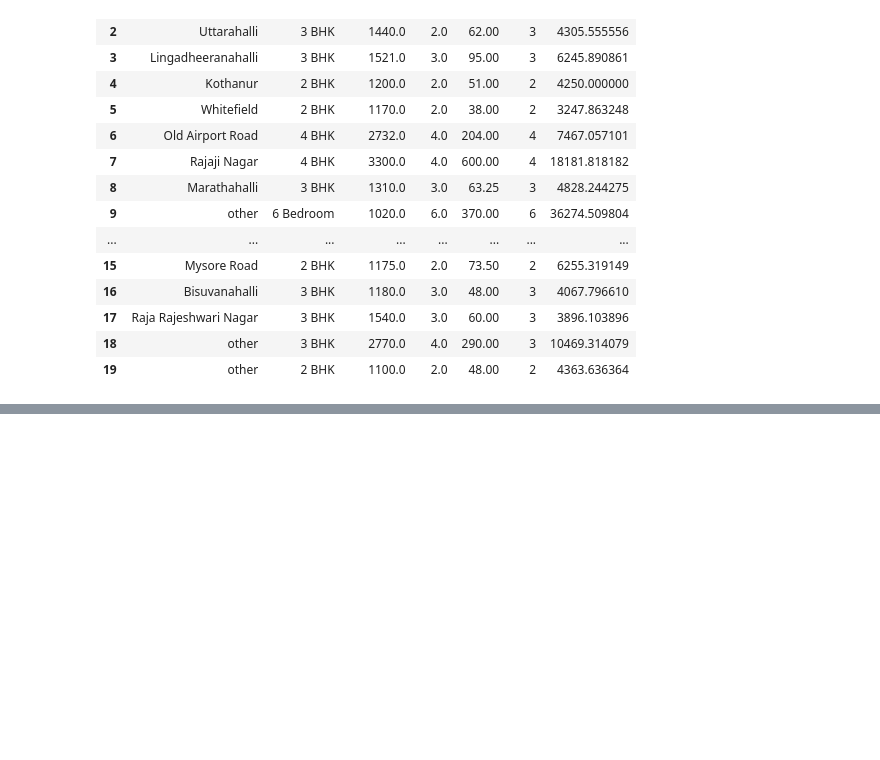
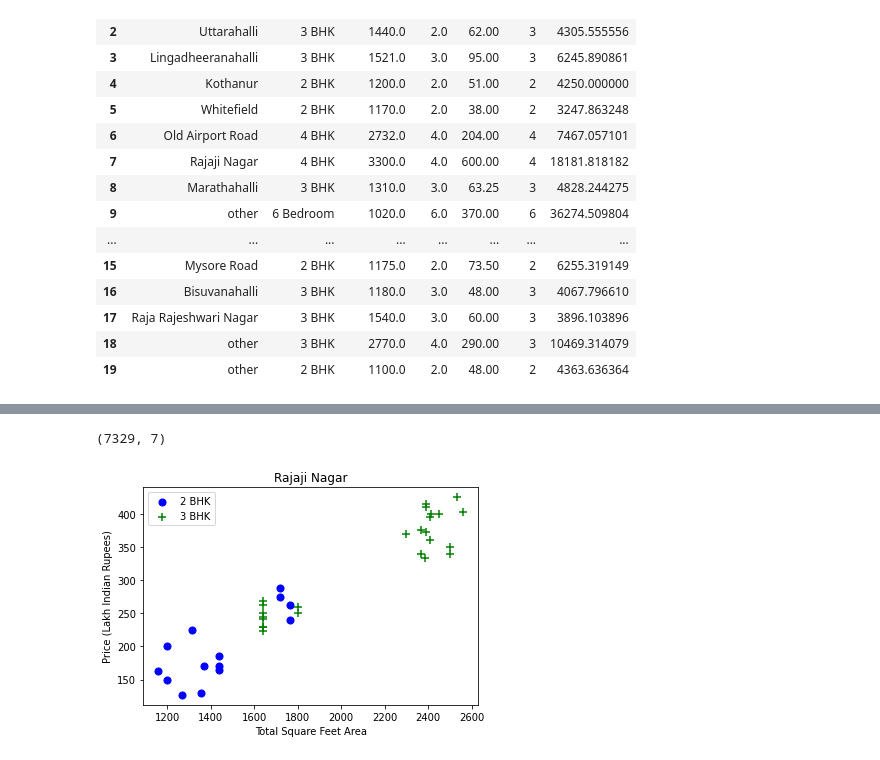
Before and after one commit to puja-ui/House-price-predictor, a Jupyter notebook: house_price_predictor.ipynb, the cells around one changed output, grey strips where cells are left out. Saved outputs shown, nothing was run; the diff lists cells and outputs as text; code cells hidden in the pictures; blank space fills up the shorter version.

```diff
--- a/house_price_predictor.ipynb
+++ b/house_price_predictor.ipynb
@@ -291,0 +349,24 @@ data4.head(20)
+# %%
+def remove_bhk_outliers(data):
+    exclude_indices = np.array([])
+    for location, location_df in data.groupby('location'):
+        bhk_stats = {}
+        for bhk, bhk_df in location_df.groupby('bhk'):
+            bhk_stats[bhk] = {
+                'mean': np.mean(bhk_df.PricePerSqft),
+                'std': np.std(bhk_df.PricePerSqft),
+                'count': bhk_df.shape[0]
+            }
+        for bhk, bhk_df in location_df.groupby('bhk'):
+            stats = bhk_stats.get(bhk-1)
+            if stats and stats['count']>5:
+                exclude_indices = np.append(exclude_indices, bhk_df[bhk_df.PricePerSqft<(stats['mean'])].index.values)
+    return data.drop(exclude_indices,axis='index')
+data7 = remove_bhk_outliers(data6)
+data7.shape
+# %% [output]
+(7329, 7)
+# %%
+scatter_plot(data7,"Rajaji Nagar")
+# %% [output]
+[figure, added]
```
Also changed, not shown: parts of 12 cells of this notebook.
